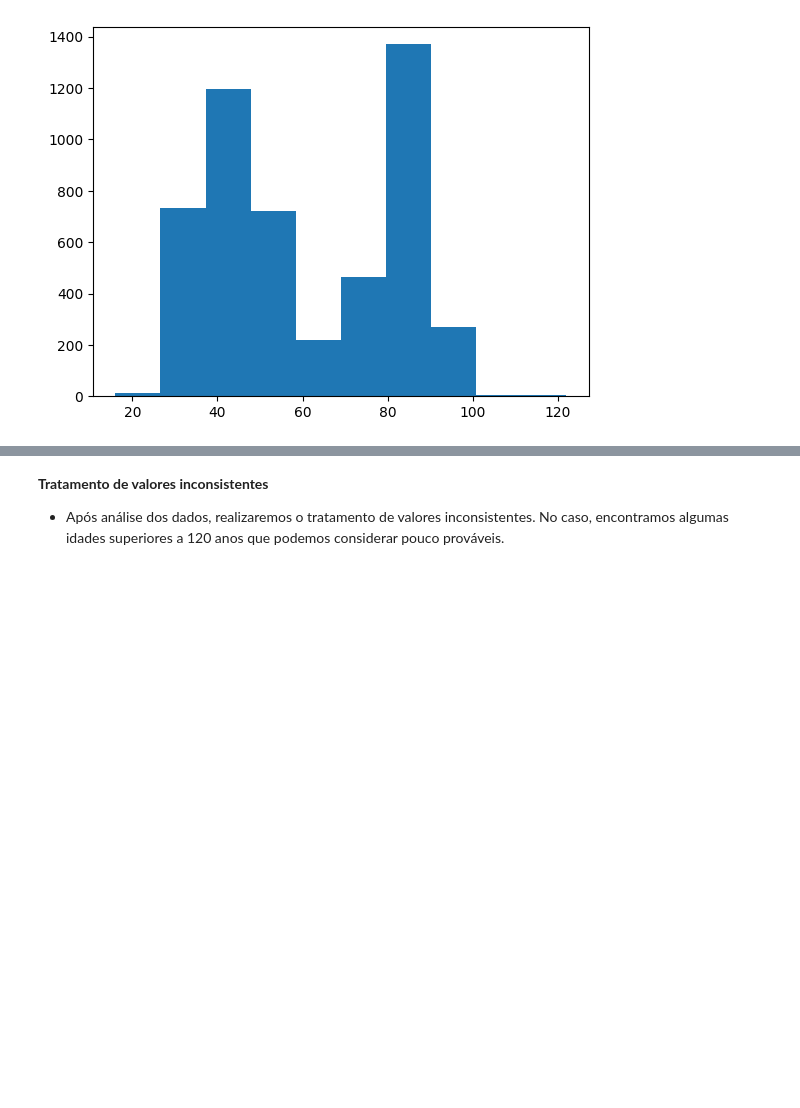
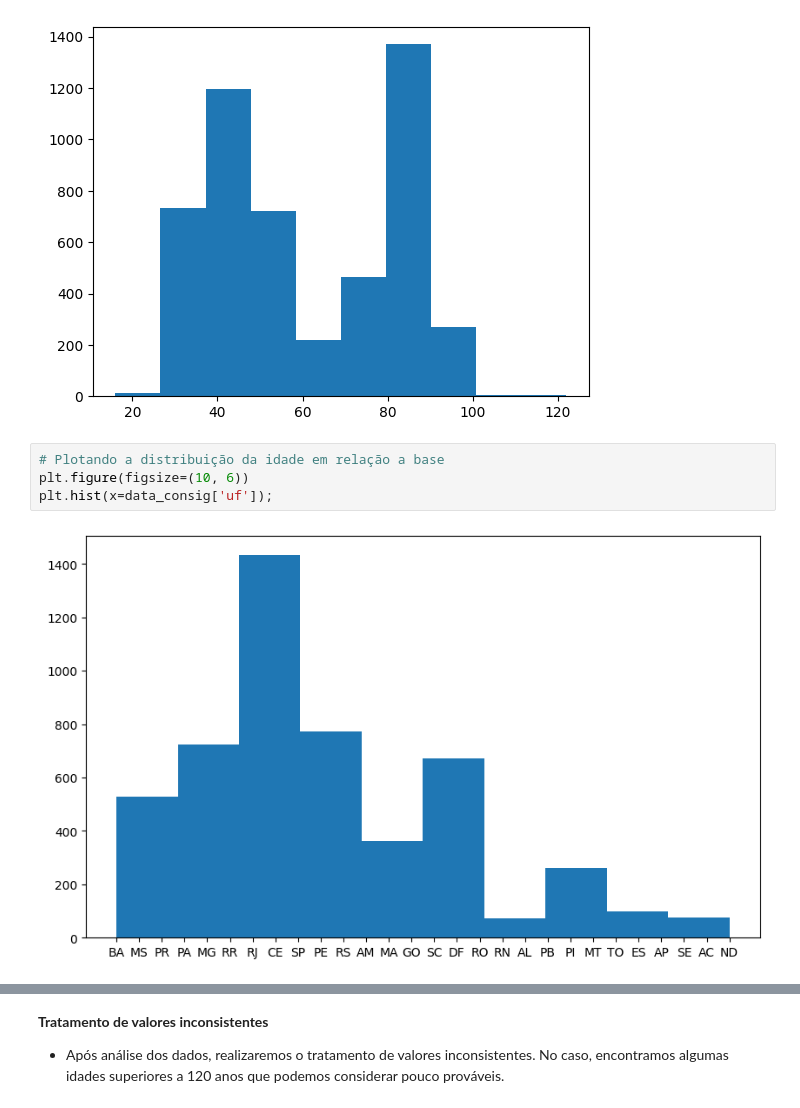
Before and after one commit to AlexanderAlmeida/pos_graduacao, a Jupyter notebook: MVP_Consignado.ipynb, the cells around one changed output, grey strips where cells are left out. Cells and saved outputs as stored; diff of their text form; blank space fills up the shorter version.

```diff
--- a/MVP_Consignado.ipynb
+++ b/MVP_Consignado.ipynb
@@ -93,3 +93,9 @@ data_consig.describe()
 plt.hist(x=data_consig['idade']);
 # %% [output]
 [figure]
+# %%
+# Plotando a distribuição da idade em relação a base
+plt.figure(figsize=(10, 6))
+plt.hist(x=data_consig['uf']);
+# %% [output]
+[figure, added]
```
Also changed, not shown: parts of 7 cells of this notebook.
